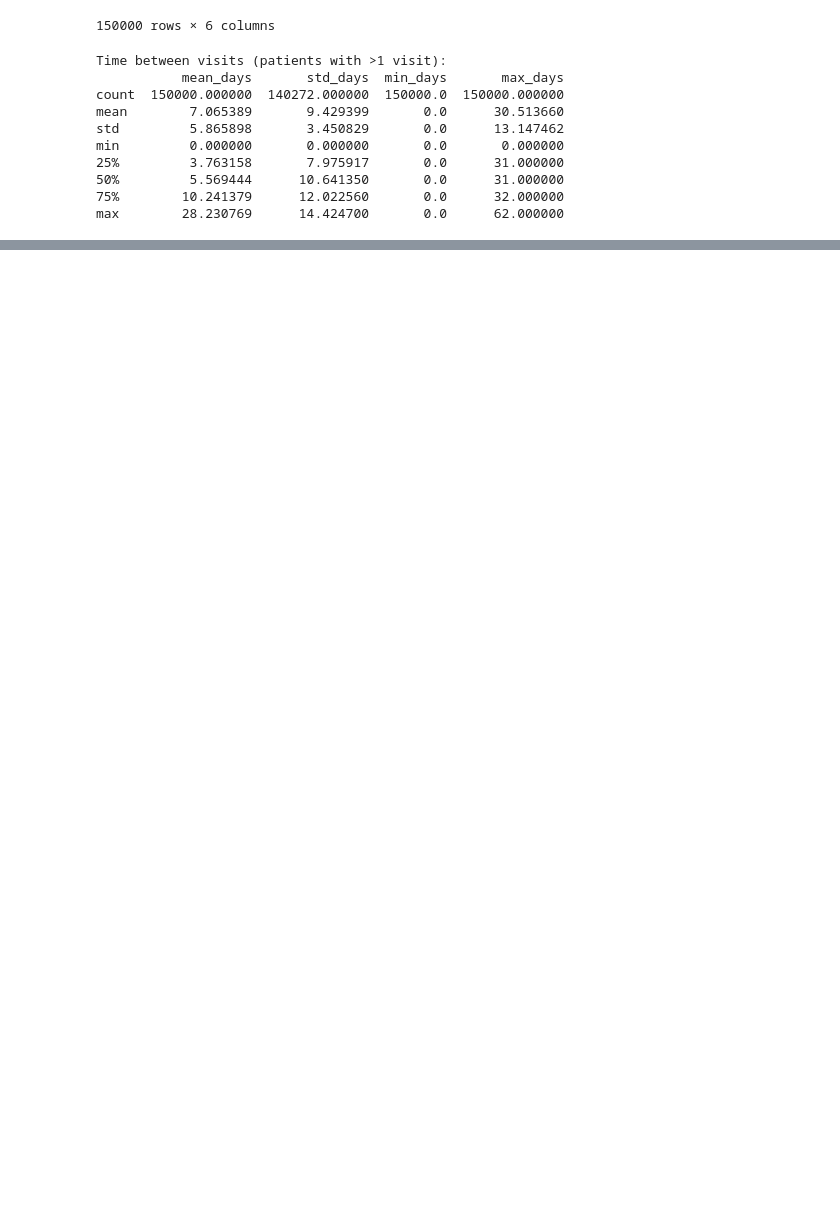
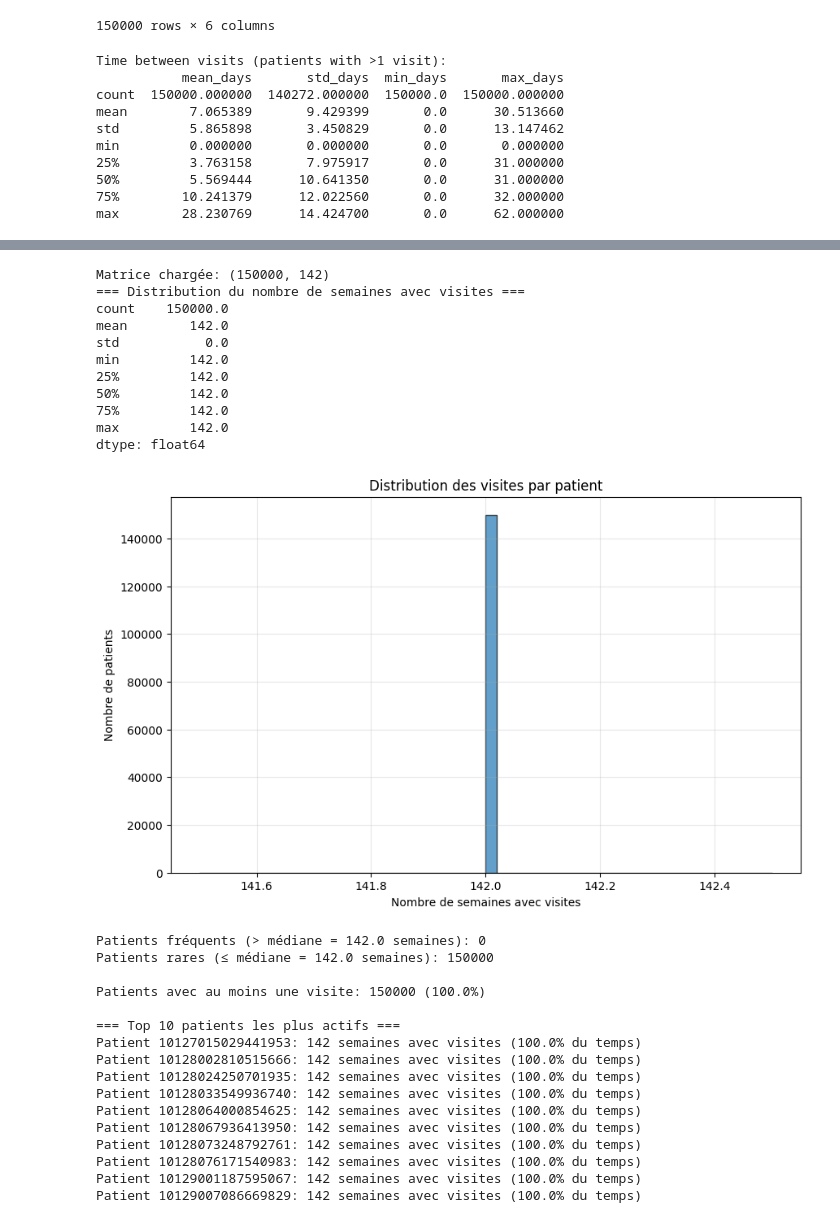
Before and after one commit to sarahlakh/Representation-of-patient-history-with_LLMs, a Jupyter notebook: notebooks/Data_exploration.ipynb, the cells around one changed output, grey strips where cells are left out. Cells and saved outputs as stored; diff of their text form; code cells hidden in the pictures; blank space fills up the shorter version.

```diff
--- a/notebooks/Data_exploration.ipynb
+++ b/notebooks/Data_exploration.ipynb
@@ -342,0 +433,70 @@ max        28.230769      14.424700       0.0      62.000000
+# %%
+# 1. Charger la matrice que tu as créée précédemment
+weekly_matrix = pd.read_csv("../data/weekly_patient_matrix.csv", index_col=0)
+print(f"Matrice chargée: {weekly_matrix.shape}")
+
+# Convertir l'index en string (si ce n'est pas déjà fait)
+weekly_matrix.index = weekly_matrix.index.astype(str)
+
+# 2. Calculer les statistiques par patient
+patient_stats = (weekly_matrix != '').sum(axis=1)
+print("=== Distribution du nombre de semaines avec visites ===")
+print(patient_stats.describe())
+
+# 3. Histogramme
+import matplotlib.pyplot as plt
+plt.figure(figsize=(10, 6))
+plt.hist(patient_stats, bins=50, edgecolor='black', alpha=0.7)
+plt.xlabel('Nombre de semaines avec visites')
+plt.ylabel('Nombre de patients')
+plt.title('Distribution des visites par patient')
+plt.grid(True, alpha=0.3)
+plt.savefig('../data/visits_per_patient_distribution.png')
+plt.show()
+
+# 4. Patients avec visites fréquentes vs rares
+median_visits = patient_stats.median()
+frequent_patients = patient_stats[patient_stats > median_visits].index
+rare_patients = patient_stats[patient_stats <= median_visits].index
+
+print(f"\nPatients fréquents (> médiane = {median_visits} semaines): {len(frequent_patients)}")
+print(f"Patients rares (≤ médiane = {median_visits} semaines): {len(rare_patients)}")
+
+# 5. Pourcentage de patients avec au moins une visite
+patients_with_visits = (patient_stats > 0).sum()
+print(f"\nPatients avec au moins une visite: {patients_with_visits} ({patients_with_visits/len(patient_stats)*100:.1f}%)")
+
+# 6. Top 10 patients les plus actifs
+print("\n=== Top 10 patients les plus actifs ===")
+top_patients = patient_stats.nlargest(10)
+for pid, weeks in top_patients.items():
+    print(f"Patient {pid}: {weeks} semaines avec visites ({weeks/142*100:.1f}% du temps)")
+# %% [output]
+Matrice chargée: (150000, 142)
+=== Distribution du nombre de semaines avec visites ===
+count    150000.0
+mean        142.0
+std           0.0
+min         142.0
+25%         142.0
+50%         142.0
+75%         142.0
+max         142.0
+dtype: float64
+[figure, added]
+Patients fréquents (> médiane = 142.0 semaines): 0
+Patients rares (≤ médiane = 142.0 semaines): 150000
+
+Patients avec au moins une visite: 150000 (100.0%)
+
+=== Top 10 patients les plus actifs ===
+Patient 10127015029441953: 142 semaines avec visites (100.0% du temps)
+Patient 10128002810515666: 142 semaines avec visites (100.0% du temps)
+Patient 10128024250701935: 142 semaines avec visites (100.0% du temps)
+Patient 10128033549936740: 142 semaines avec visites (100.0% du temps)
+Patient 10128064000854625: 142 semaines avec visites (100.0% du temps)
+Patient 10128067936413950: 142 semaines avec visites (100.0% du temps)
+Patient 10128073248792761: 142 semaines avec visites (100.0% du temps)
+Patient 10128076171540983: 142 semaines avec visites (100.0% du temps)
+Patient 10129001187595067: 142 semaines avec visites (100.0% du temps)
+Patient 10129007086669829: 142 semaines avec visites (100.0% du temps)
```
Also changed, not shown: parts of 21 cells of this notebook.
